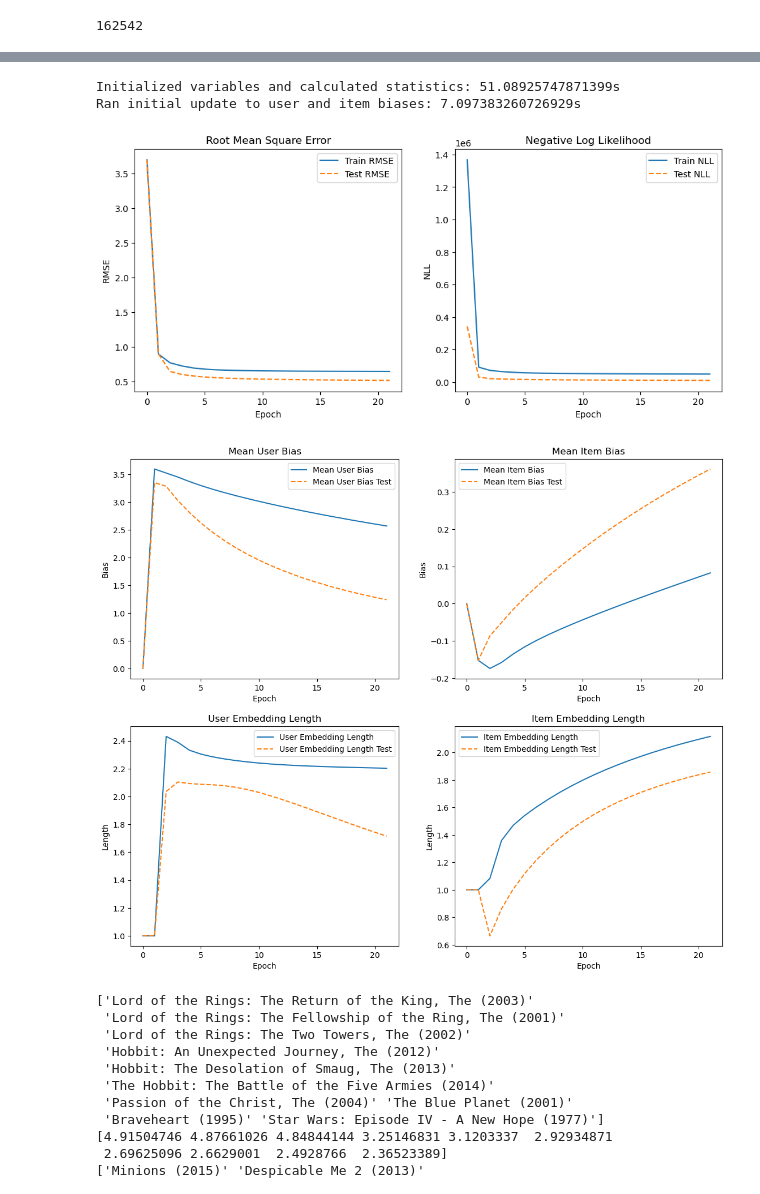
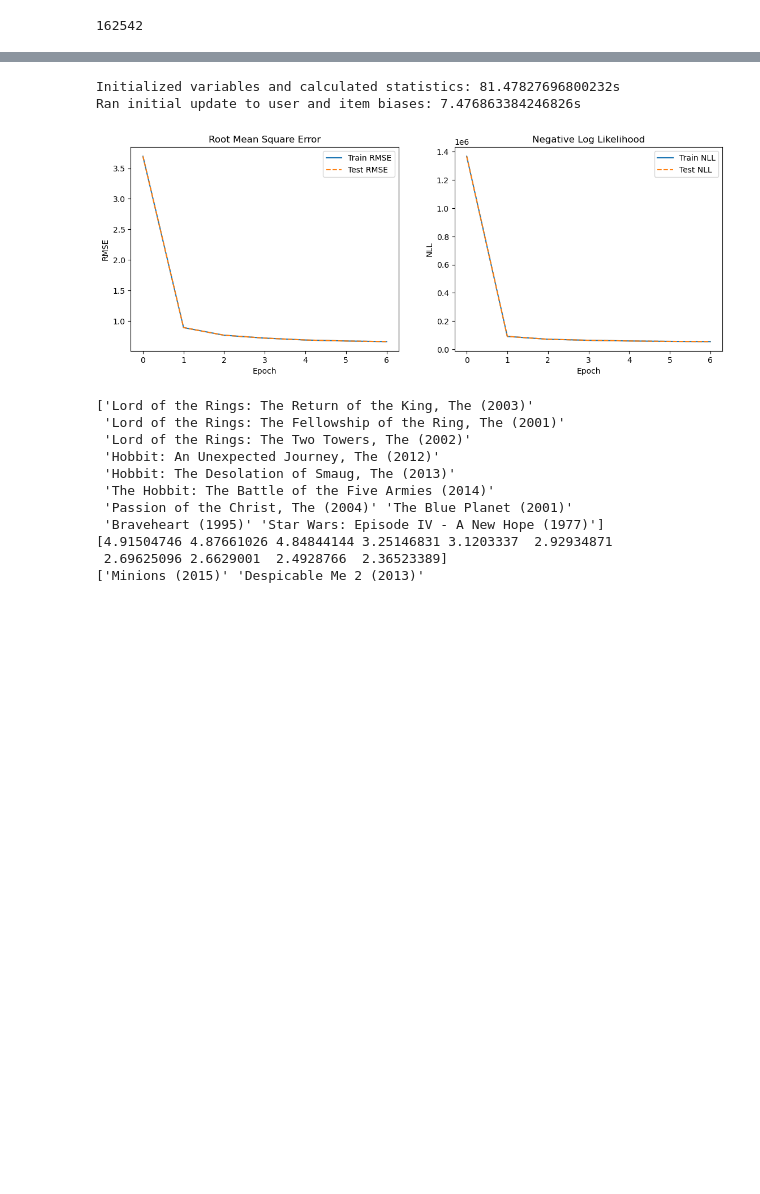
Before and after one commit to JamesHund/Recommender-System, a Jupyter notebook: demo.ipynb, the cells around one changed output, grey strips where cells are left out. Saved outputs shown, nothing was run; the diff lists cells and outputs as text; code cells hidden in the pictures; blank space fills up the shorter version.

```diff
--- a/demo.ipynb
+++ b/demo.ipynb
@@ -143,11 +146,11 @@ print(uid_3)
 # %%
-statistics = rec.fit(max_iter=20)
-plot_statistics(statistics, train_test_split=True)
+extra_stats = False
+statistics = rec.fit(max_iter=5, extra_stats=extra_stats)
+plot_statistics(statistics, train_test_split=True, extra_stats=extra_stats)
 # %% [output]
-Initialized variables and calculated statistics: 51.08925747871399s
-Ran initial update to user and item biases: 7.097383260726929s
+Initialized variables and calculated statistics: 81.47827696800232s
+Ran initial update to user and item biases: 7.476863384246826s
-[figure, old version]
+[figure, new version]
-[figure, removed]
 # %%
 pred_ratings, titles = rec.predict_movies_for_user(uid)
 print(titles[0:10])
```
Also changed, not shown: parts of 5 cells of this notebook, 1 other file.
